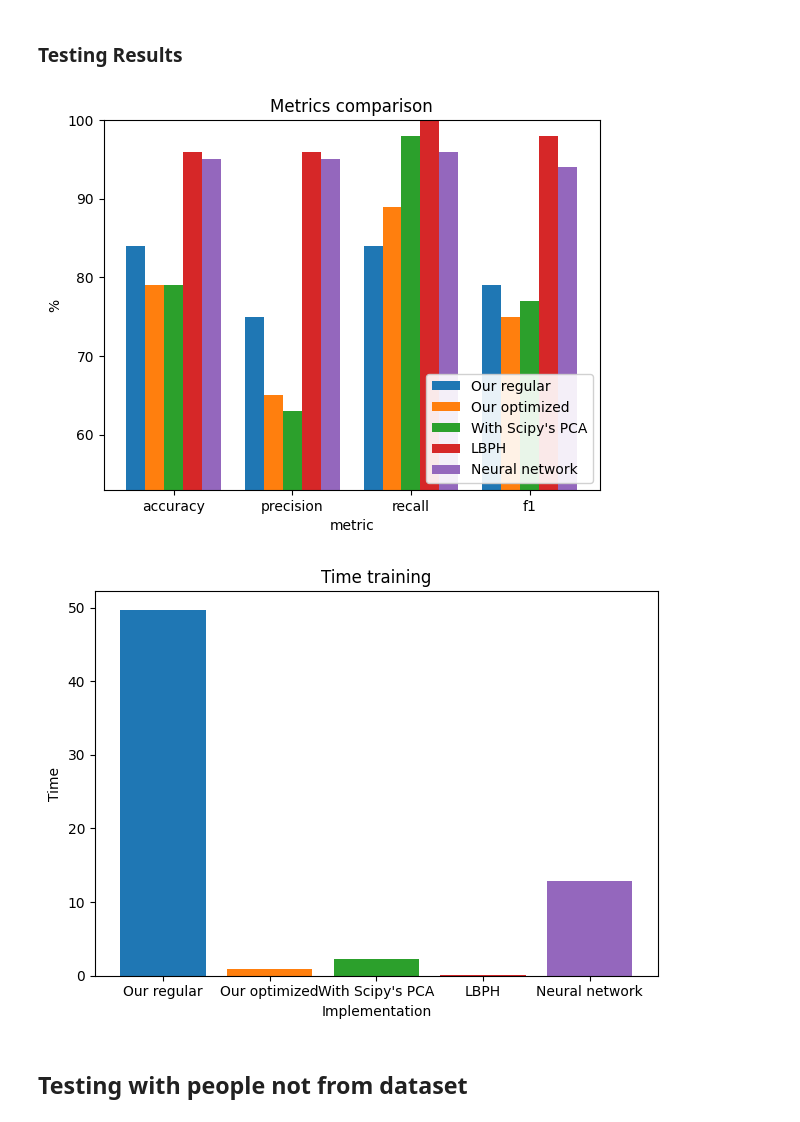
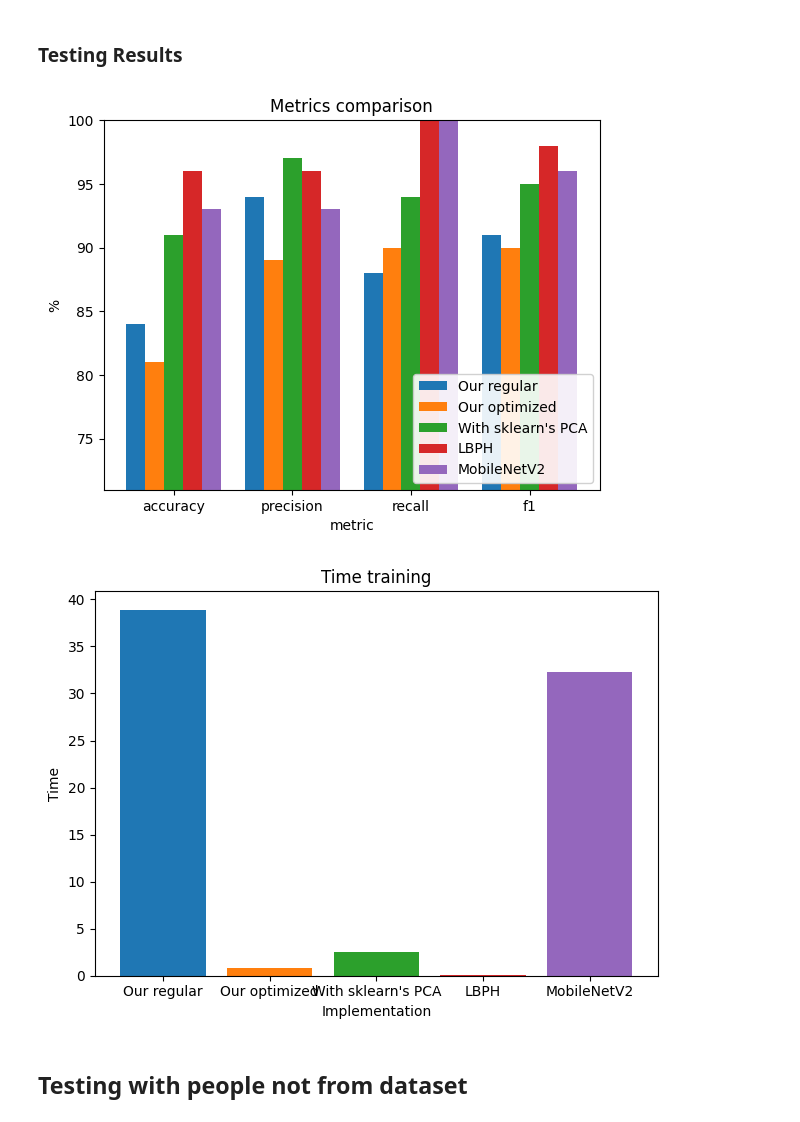
Before and after one commit to Bohdanok/LA_eigenfaces_project, a Jupyter notebook: imlementations_testing.ipynb, the cells around one changed output. Saved outputs shown, nothing was run; the diff lists cells and outputs as text; code cells hidden in the pictures.

Commit message:
Overdefined metrics for neural network

```diff
--- a/imlementations_testing.ipynb
+++ b/imlementations_testing.ipynb
@@ -68,9 +91,9 @@ X_train, X_test, y_train, y_test = train_test_split(
 time_started = time()
 model2 = EigenfacesModelOther()
 model2.train(X_train, y_train, 0.95)
-time_taken_scipy = round(time() - time_started, 2)
-testing_metrics_scipy = model2.test(X_test, y_test)
-print("accuracy: {}, precision: {}, recall: {}, f1: {}".format(*testing_metrics_scipy))
+time_taken_sklearn = round(time() - time_started, 2)
+testing_metrics_sklearn = model2.test(X_test, y_test)
+print("accuracy: {}, precision: {}, recall: {}, f1: {}".format(*testing_metrics_sklearn))
 # %% [output]
 accuracy: 0.91, precision: 0.97, recall: 0.94, f1: 0.95
 # %% [markdown]
@@ -225,0 +227,30 @@ accuracy: 0.95, precision: 0.95, recall: 0.96, f1: 0.94
+# %%
+
+def test_neural(model, faces_test, face_test_labels):
+    testing_results = {"False": {"positive": 0, "negative": 0}, "True": {"positive": 0, "negative": 0}}
+    for label, face in zip(face_test_labels, faces_test):
+        # print(f"{(label, face) = }")
+        lprediciton = model.predict(face[np.newaxis,...])
+        lprediciton = np.argmax(lprediciton, axis=1)
+        # print(f"{lprediciton = }")
+        true_prediction = label == lprediciton[0]
+        # print(label, lprediciton)
+        face_in_dataset = lprediciton != -1
+        if face_in_dataset:
+            testing_results[str(true_prediction)]["positive"] += 1
+        else:
+            testing_results[str(true_prediction)]["negative"] += 1
+    # print(testing_results)
+    total_correct = testing_results["True"]["positive"] + testing_results["True"]["negative"]
+    total_incorrect = testing_results["False"]["positive"] + testing_results["False"]["negative"]
+    accuracy = total_correct / (total_correct + total_incorrect)
+    precision = testing_results["True"]["positive"] / (testing_results["True"]["positive"] + testing_results["False"]["positive"])
+    recall = testing_results["True"]["positive"] / (testing_results["True"]["positive"] + testing_results["False"]["negative"])
+    f1_score = 2 * precision * recall / (precision + recall)
+    metrics = accuracy, precision, recall, f1_score
+    return [round(metric, 2) for metric in metrics]
+
+
+
+testing_metrics_neural = test_neural(model, X_test_resized, y_test)
+print("accuracy: {}, precision: {}, recall: {}, f1: {}".format(*testing_metrics_neural))
@@ -234,9 +283,9 @@ n = np.array(["accuracy", "precision", "recall", "f1"])
 width = 0.35
 indices = np.arange(len(n))
 
-algorithm_metrics = [testing_metrics_regular, testing_metrics_optimized, testing_metrics_scipy, testing_metrics_lbph, testing_metrics_neural]
+algorithm_metrics = [testing_metrics_regular, testing_metrics_optimized, testing_metrics_sklearn, testing_metrics_lbph, testing_metrics_neural]
 algorithm_metrics = [[metric * 100 for metric in metrics] for metrics in algorithm_metrics]
-labels = ['Our regular', 'Our optimized',"With Scipy's PCA", 'LBPH', 'MobileNetV2']
+labels = ['Our regular', 'Our optimized',"With sklearn's PCA", 'LBPH', 'MobileNetV2']
 num_algos = len(algorithm_metrics)
 width = 0.8 / num_algos
 
@@ -246,36 +295,36 @@ for i, metrics in enumerate(algorithm_metrics):
     plt.bar(indices + (i - num_algos/2) * width + width/2, metrics, width=width, label=labels[i])
 
 plt.title("Metrics comparison")
 
 plt.xticks(indices, n)
 plt.ylabel('%')
 plt.xlabel("metric")
 plt.ylim(bottom= max(min(min(metrics) for metrics in algorithm_metrics) - 10, 0), top=100)
 # plt.legend()
 plt.legend(loc='lower right', framealpha=0.9)
 plt.show()
 # plt.bar([1, 2, 3], [12, 23, 34], label=["1", "23", "12"])
-times = [time_taken_regular, time_taken_optimized, time_taken_scipy, time_taken_lbph, time_taken_neural]
+times = [time_taken_regular, time_taken_optimized, time_taken_sklearn, time_taken_lbph, time_taken_neural]
 
 # labels = ['A', 'B', 'C', 'D']
 
 indices = np.arange(len(times))
 
 for i, time in enumerate(times):
     plt.bar(indices[i], [time])
 plt.xticks(indices, labels)
 
 # for i, v in enumerate(times):
 #     plt.text(i, v + 0.1, f"{v:.2f}", ha='center')
 
 plt.title("Time training")
 plt.xlabel('Implementation')
 plt.ylabel('Time')
 plt.tight_layout()
 plt.show()
 # %% [output]
-[figure, old version]
+[figure, new version]
-[figure, old version]
+[figure, new version]
 # %% [markdown]
 ## Testing with people not from dataset
 # %%
```
Also changed, not shown: parts of 7 cells of this notebook.
